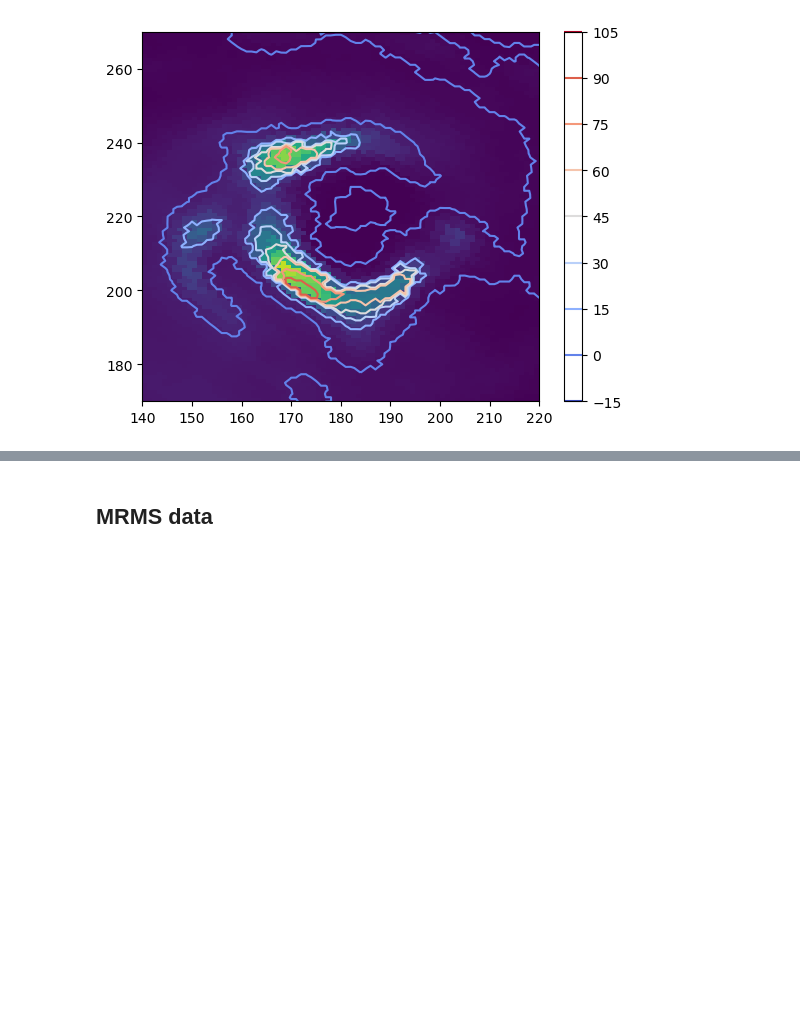
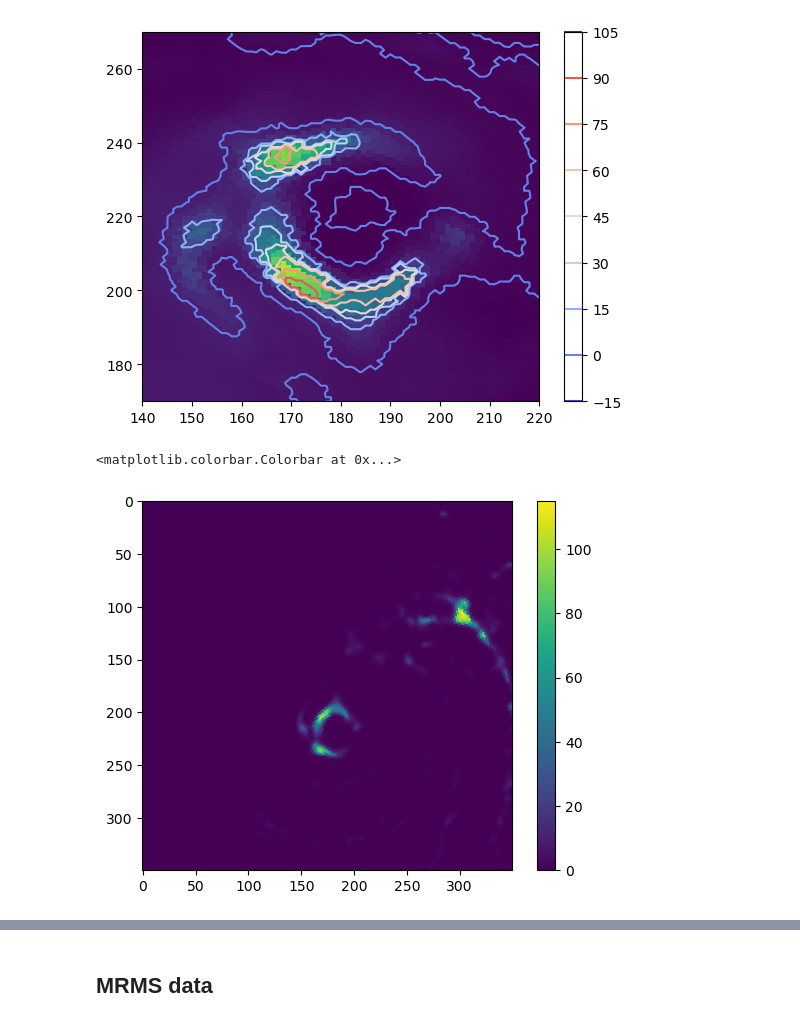
Before and after one commit to simonpf/noaagprof, a Jupyter notebook: notebooks/retrieval_example.ipynb, the cells around one changed output, grey strips where cells are left out. Cells and saved outputs as stored; diff of their text form; code cells hidden in the pictures; blank space fills up the shorter version.

```diff
--- a/notebooks/retrieval_example.ipynb
+++ b/notebooks/retrieval_example.ipynb
@@ -203,3 +203,9 @@ plt.colorbar()
 # %% [output]
 <matplotlib.colorbar.Colorbar at 0x...>
 [figure]
+# %%
+plt.imshow(results_noaagprof.surface_precip * results_noaagprof.convective)
+plt.colorbar()
+# %% [output]
+<matplotlib.colorbar.Colorbar at 0x...>
+[figure, added]
```
Also changed, not shown: parts of 4 cells of this notebook.
